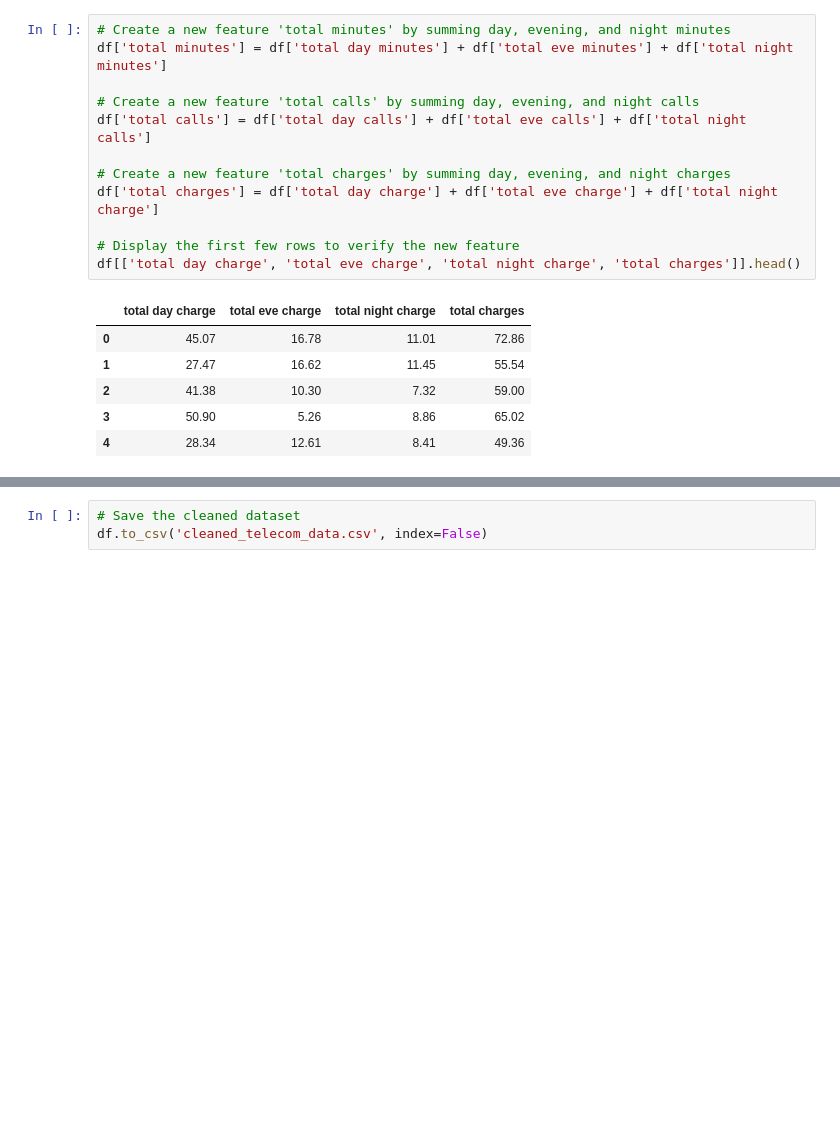
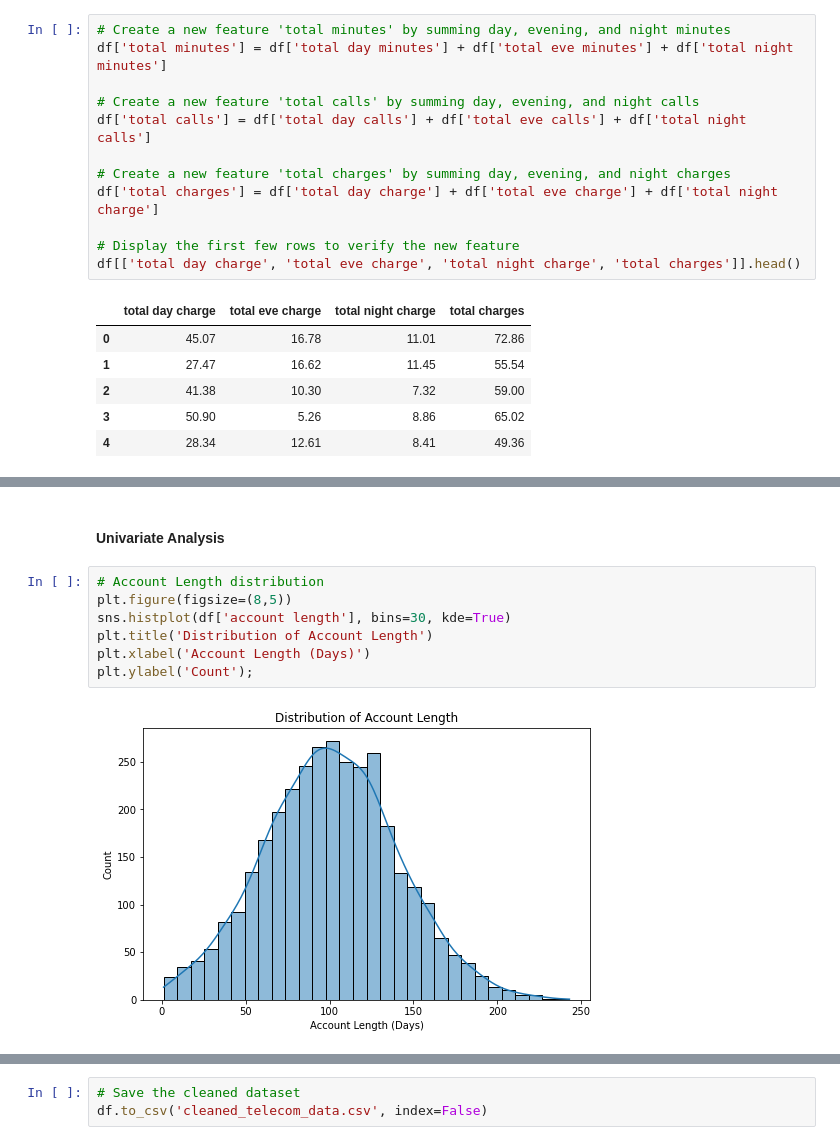
Before and after one commit to Mike101lab/Phase-3-Project-SyriaTel-Customer-Churn-Prediction-, a Jupyter notebook: SyriaTel-Customer-Churn-Prediction.ipynb, the cells around one changed output, grey strips where cells are left out. Saved outputs shown, nothing was run; the diff lists cells and outputs as text; blank space fills up the shorter version.

```diff
--- a/SyriaTel-Customer-Churn-Prediction.ipynb
+++ b/SyriaTel-Customer-Churn-Prediction.ipynb
@@ -182,0 +164,11 @@ df[['total day charge', 'total eve charge', 'total night charge', 'total charges
+# %% [markdown]
+#### Univariate Analysis
+# %%
+# Account Length distribution
+plt.figure(figsize=(8,5))
+sns.histplot(df['account length'], bins=30, kde=True)
+plt.title('Distribution of Account Length')
+plt.xlabel('Account Length (Days)')
+plt.ylabel('Count');
+# %% [output]
+[figure, added]
```
Also changed, not shown: parts of 40 cells of this notebook, 2 other files.
